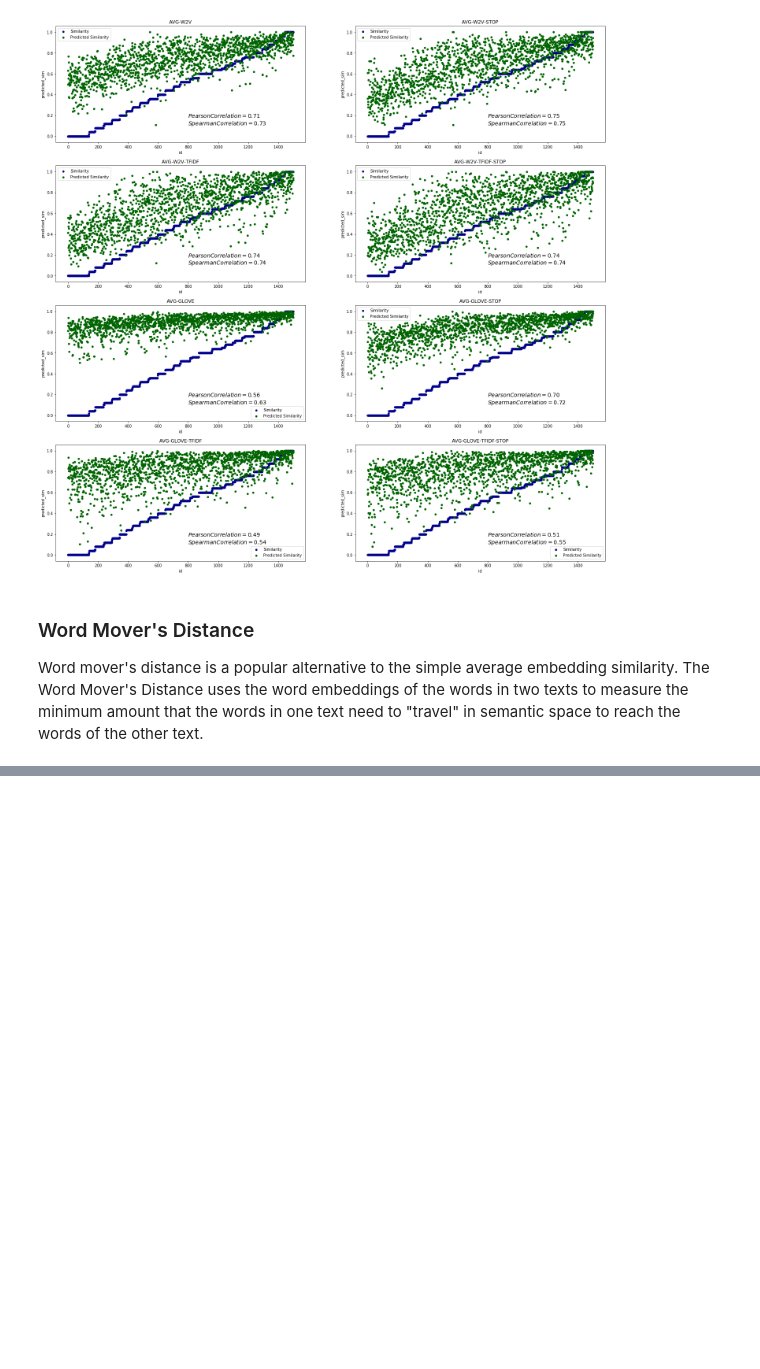
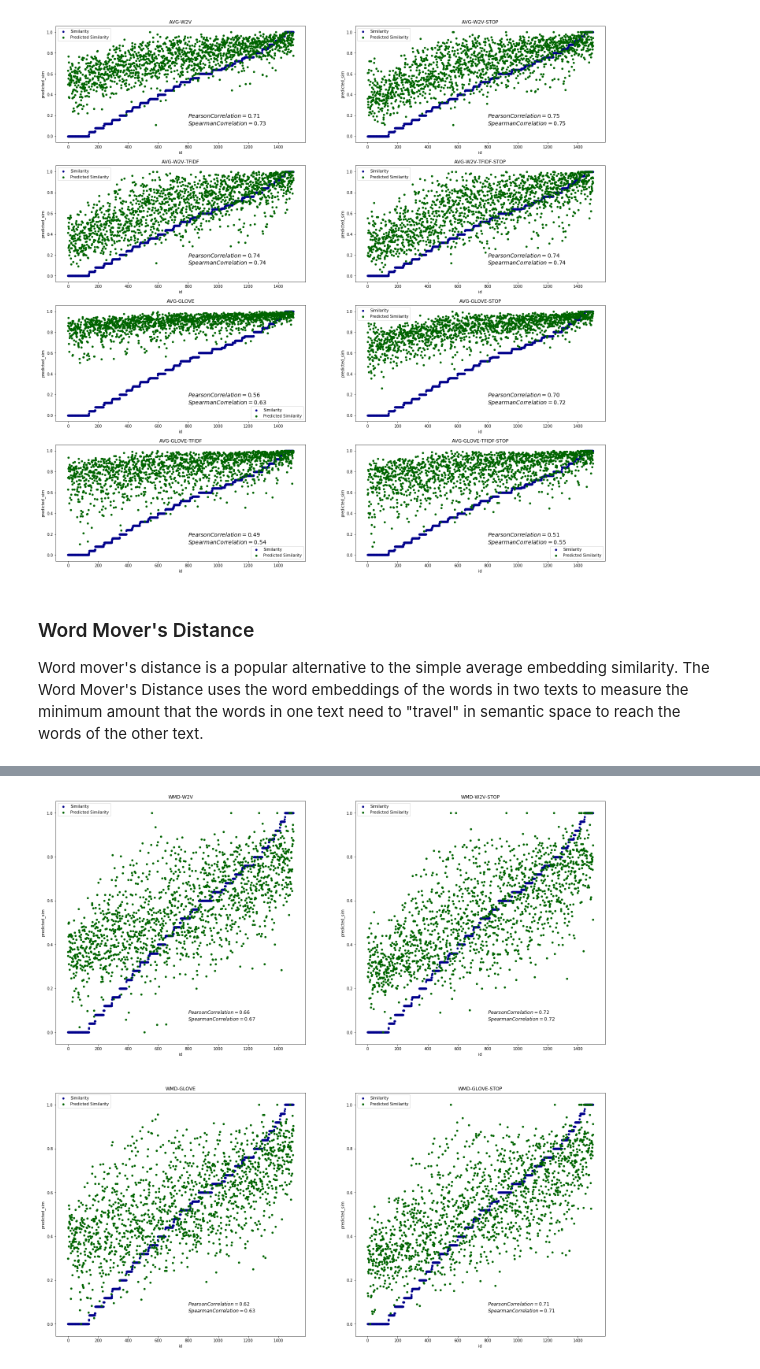
Before and after one commit to TharinduDR/Simple-Sentence-Similarity, a Jupyter notebook: Sentence Similarity.ipynb, the cells around one changed output, grey strips where cells are left out. Drawn from its saved outputs; the diff is of its cells as text; code cells hidden in the pictures; blank space fills up the shorter version.

```diff
--- a/Sentence Similarity.ipynb
+++ b/Sentence Similarity.ipynb
@@ -208,0 +209,32 @@ for i in range(0, 4):
+# %%
+
+import scipy
+
+
+fig, axes = plt.subplots(nrows=2, ncols=2, figsize=(25,25))
+row = 0
+column = 0
+sts_dev = normalize(sts_dev, ["sim"])
+for i in range(0, 4):
+    sims, topic = run_experiment(sts_dev, benchmarks[i])
+    pearson_correlation = scipy.stats.pearsonr(sims, sts_dev['sim'])[0]
+    spearman_correlation = scipy.stats.spearmanr(sims, sts_dev['sim'])[0]
+    textstr = '$Pearson Correlation=%.2f$\n$Spearman Correlation=%.2f$'%(pearson_correlation, spearman_correlation)
+    sts_dev['predicted_sim'] = pd.Series(sims).values
+    sts_dev = normalize(sts_dev, ["predicted_sim"])
+    sts_dev = sts_dev.sort_values('sim')
+    id = list(range(0, len(sts_dev.index)))
+    sts_dev['id'] = pd.Series(id).values
+
+    if(i < 2):
+        row = 0
+        column = i
+    if(i >= 2 and i < 4):
+        row = 1
+        column = i-2
+
+    sts_dev.plot(kind='scatter', x='id', y='sim',color='DarkBlue', label='Similarity', title = topic, ax=axes[row, column]);
+    sts_dev.plot(kind='scatter', x='id', y='predicted_sim', color='DarkGreen', label='Predicted Similarity', ax=axes[row, column]);
+    axes[row, column].text(800, 0.05, textstr, fontsize=12)
+# %% [output]
+[figure, added]
```
Also changed, not shown: parts of 5 cells of this notebook.
